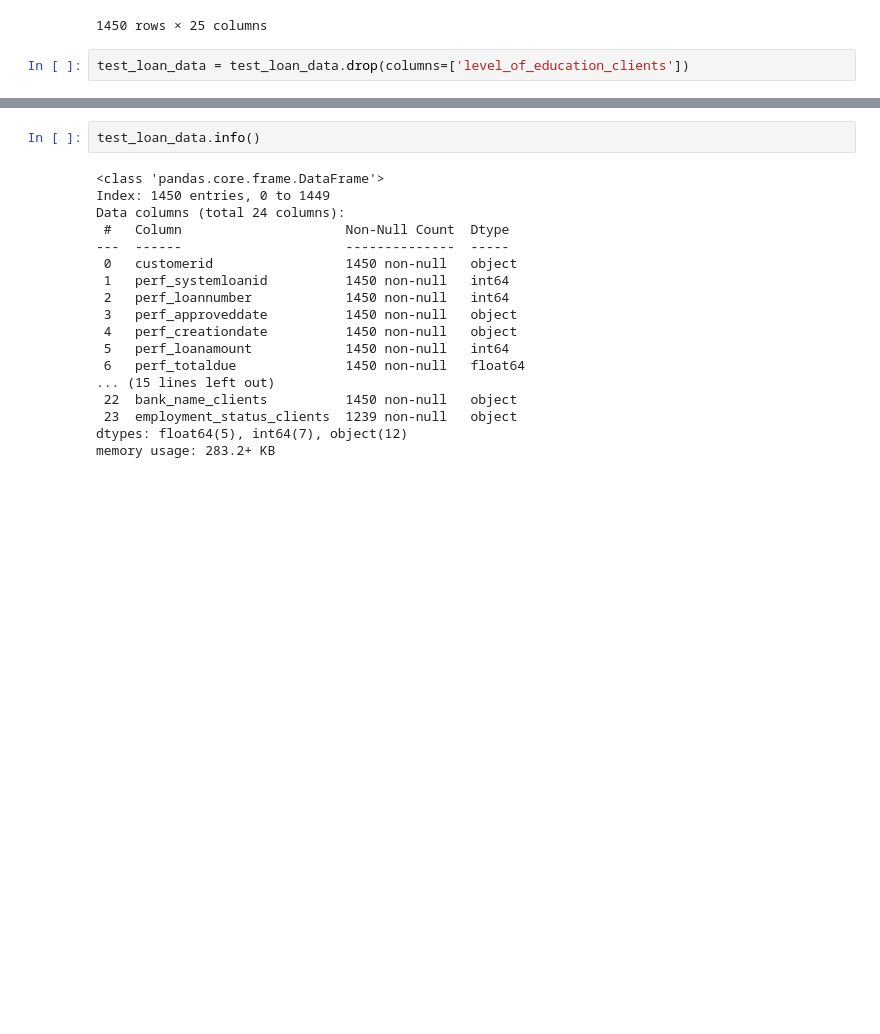
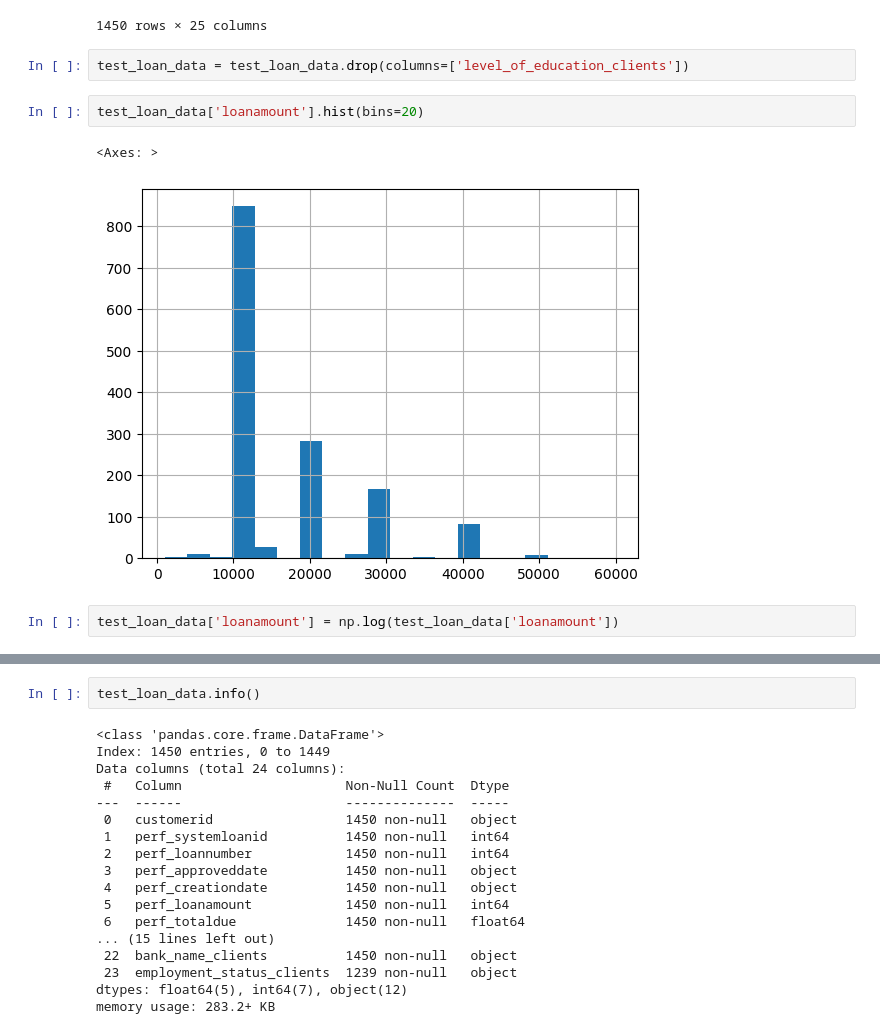
Before and after one commit to kakopo/loan-default-prediction-challenge-group-8, a Jupyter notebook: data_analysis_improved.ipynb, the cells around one changed output, grey strips where cells are left out. Drawn from its saved outputs; the diff is of its cells as text; blank space fills up the shorter version.

```diff
--- a/data_analysis_improved.ipynb
+++ b/data_analysis_improved.ipynb
@@ -331,3 +343,10 @@ test_loan_data
 1450 rows × 25 columns
 # %%
 test_loan_data = test_loan_data.drop(columns=['level_of_education_clients'])
+# %%
+test_loan_data['loanamount'].hist(bins=20)
+# %% [output]
+<Axes: >
+[figure, added]
+# %%
+test_loan_data['loanamount'] = np.log(test_loan_data['loanamount'])
```
Also changed, not shown: parts of 19 cells of this notebook.
